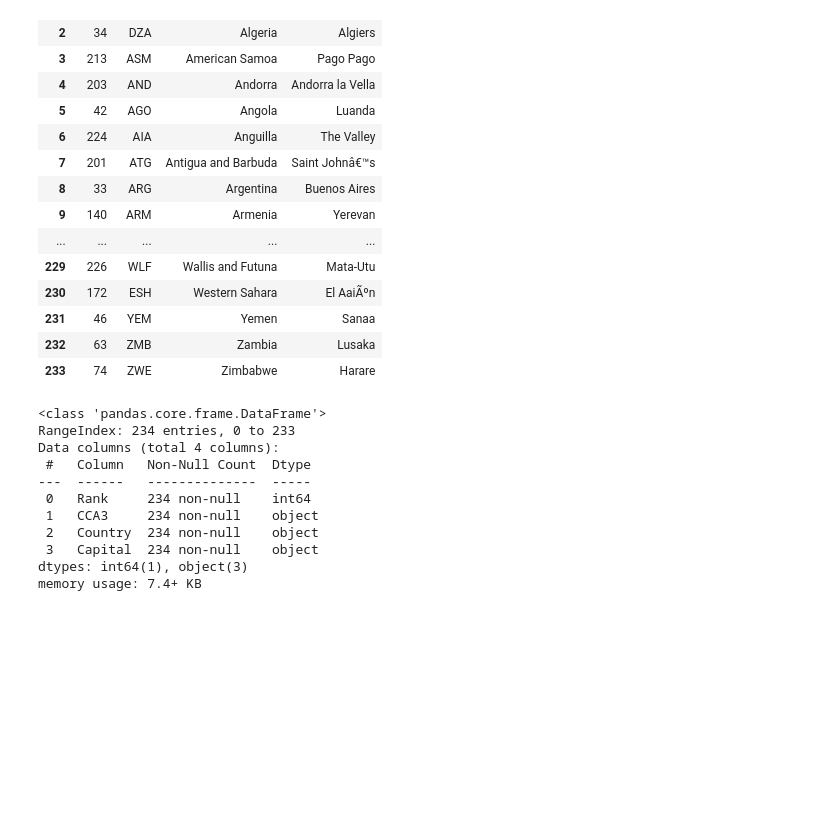
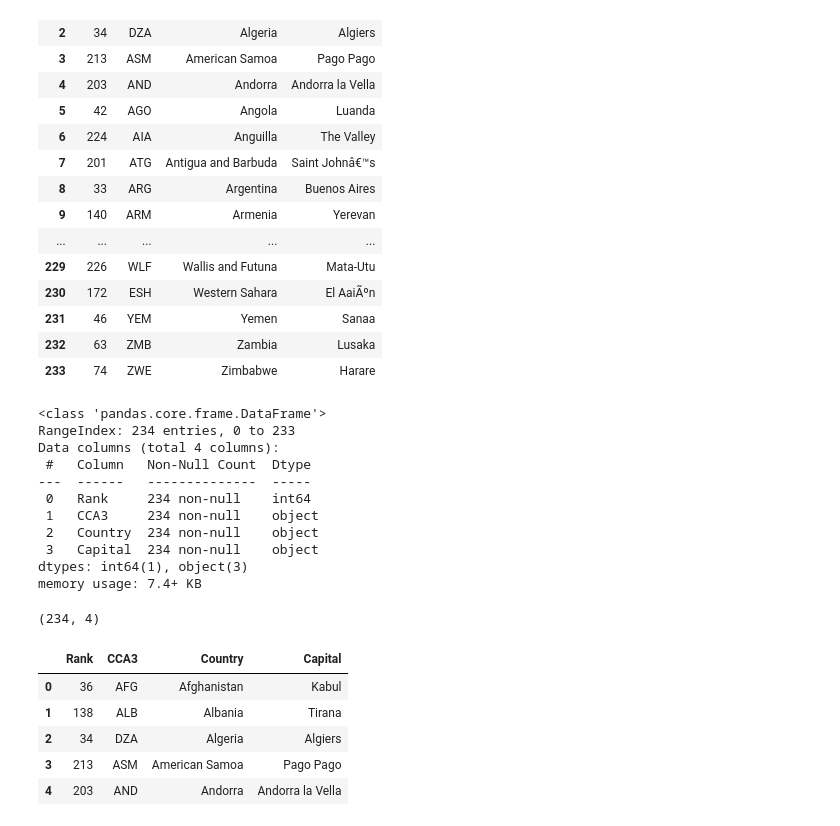
Before and after one commit to tmiller0335/Mod_2, a Jupyter notebook: Week_1/Reading_Files_In_Pandas.ipynb, the cells around one changed output. Drawn from its saved outputs; the diff is of its cells as text; code cells hidden in the pictures; blank space fills up the shorter version.

```diff
--- a/Week_1/Reading_Files_In_Pandas.ipynb
+++ b/Week_1/Reading_Files_In_Pandas.ipynb
@@ -101,3 +102,18 @@ Data columns (total 4 columns):
  3   Capital  234 non-null    object
 dtypes: int64(1), object(3)
 memory usage: 7.4+ KB
+# %%
+df2.shape
+#tells you how many rows and columns
+# %% [output]
+(234, 4)
+# %%
+df2.head()
+#head is defaulted to 5 if no input included in the (), and will pull the first x amount of rows specified
+# %% [output]
+|  | Rank | CCA3 | Country | Capital |
+| 0 | 36 | AFG | Afghanistan | Kabul |
+| 1 | 138 | ALB | Albania | Tirana |
+| 2 | 34 | DZA | Algeria | Algiers |
+| 3 | 213 | ASM | American Samoa | Pago Pago |
+| 4 | 203 | AND | Andorra | Andorra la Vella |
```
Also changed, not shown: parts of 5 cells of this notebook.
